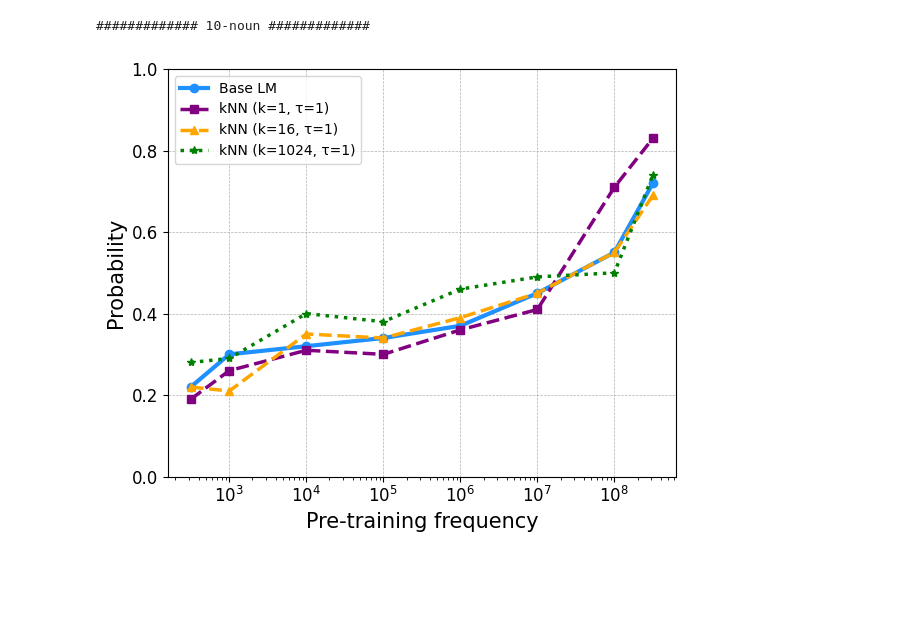
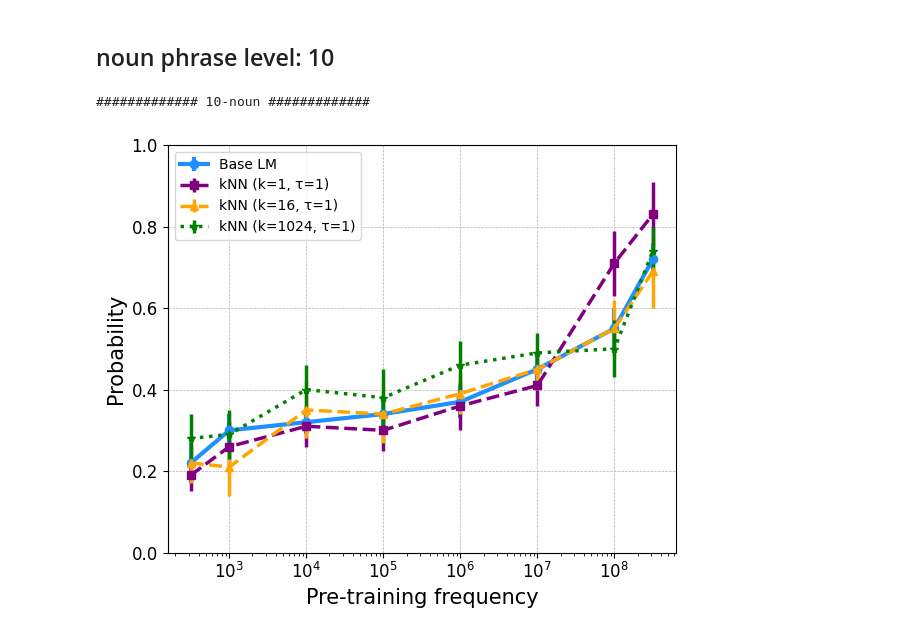
Before and after one commit to Jing-L97/target_neuron_ablation, a Jupyter notebook: notebooks/RAG.ipynb, the cells around one changed output. Saved outputs shown, nothing was run; the diff lists cells and outputs as text; code cells hidden in the pictures; blank space fills up the shorter version.

```diff
--- a/notebooks/RAG.ipynb
+++ b/notebooks/RAG.ipynb
@@ -2,0 +32,19 @@ import matplotlib.pyplot as plt
+# %%
+x = [10**2.5, 10**3, 10**4, 10**5, 10**6, 10**7, 10**8, 10**8.5]
+pairs = [34, 74, 83, 154, 225, 337, 594, 625]
+
+plt.figure(figsize=(6, 5))
+
+# Calculate width proportional to log spacing and multiply by 2.5 for wider bars
+width = np.diff(np.log10(x)).min() * 1.5 * np.array(x)
+
+plt.bar(x, pairs, width=width, color='dodgerblue', alpha=0.7)
+plt.ylim(0,2500)
+plt.xscale('log')
+plt.xlabel('Pre-training frequency', fontsize=15)
+plt.ylabel('Target tokens', fontsize=15)
+plt.xticks(fontsize=12)
+plt.yticks(fontsize=12)
+plt.grid(True, linestyle='--', linewidth=0.5, axis='y')
+plt.tight_layout()
+plt.show()
@@ -4,7 +98,7 @@ import matplotlib.pyplot as plt
 
 
 # Plotting
-def plot_prob(base_lm,knn_1_tau1,knn_16_tau1,knn_1024_tau1):
+def plot_prob_without(base_lm,knn_1_tau1,knn_16_tau1,knn_1024_tau1):
     # Pre-training frequency (log scale)
     x = [10**2.5, 10**3, 10**4, 10**5, 10**6, 10**7, 10**8, 10**8.5]
 
@@ -14,7 +108,7 @@ def plot_prob(base_lm,knn_1_tau1,knn_16_tau1,knn_1024_tau1):
     plt.plot(x, knn_16_tau1, '--^', label='kNN (k=16, τ=1)', color='orange', linewidth=2.5)
     plt.plot(x, knn_1024_tau1, ':*', label='kNN (k=1024, τ=1)', color='green', linewidth=2.5)
 
-    # Styling
+    # Style
     plt.xscale('log')
     plt.xlabel('Pre-training frequency',fontsize=15)
     plt.ylabel('Probability',fontsize=15)
@@ -108,10 +645,29 @@ plot_prob(base_lm,knn_1_tau1,knn_16_tau1,knn_1024_tau1)
+# %% [markdown]
+## noun phrase level: 10
 # %%
 print("############# 10-noun #############")
+
 knn_1_tau1 =     [0.19, 0.26, 0.31, 0.30, 0.36, 0.41, 0.71, 0.83]
 knn_16_tau1 =    [0.22, 0.21, 0.35, 0.34, 0.39, 0.45, 0.55, 0.69]
 knn_1024_tau1 =  [0.28, 0.29, 0.40, 0.38, 0.46, 0.49, 0.50, 0.74]
 
-plot_prob(base_lm,knn_1_tau1,knn_16_tau1,knn_1024_tau1)
+knn_1_tau1_ci = [
+    (0.15, 0.23), (0.20, 0.32), (0.26, 0.36), (0.25, 0.35),
+    (0.30, 0.42), (0.36, 0.46), (0.63, 0.79), (0.75, 0.91)
+]
+
+knn_16_tau1_ci = [
+    (0.17, 0.27), (0.14, 0.28), (0.28, 0.42), (0.27, 0.41),
+    (0.34, 0.44), (0.40, 0.50), (0.48, 0.62), (0.60, 0.78)
+]
+
+knn_1024_tau1_ci = [
+    (0.22, 0.34), (0.23, 0.35), (0.34, 0.46), (0.31, 0.45),
+    (0.40, 0.52), (0.44, 0.54), (0.43, 0.57), (0.68, 0.80)
+]
+
+plot_prob(base_lm, knn_1_tau1, knn_16_tau1, knn_1024_tau1,
+          base_lm_ci, knn_1_tau1_ci, knn_16_tau1_ci, knn_1024_tau1_ci)
 # %% [output]
 ############# 10-noun #############
-[figure, old version]
+[figure, new version]
```
Also changed, not shown: parts of 33 cells of this notebook, 13 other files.
